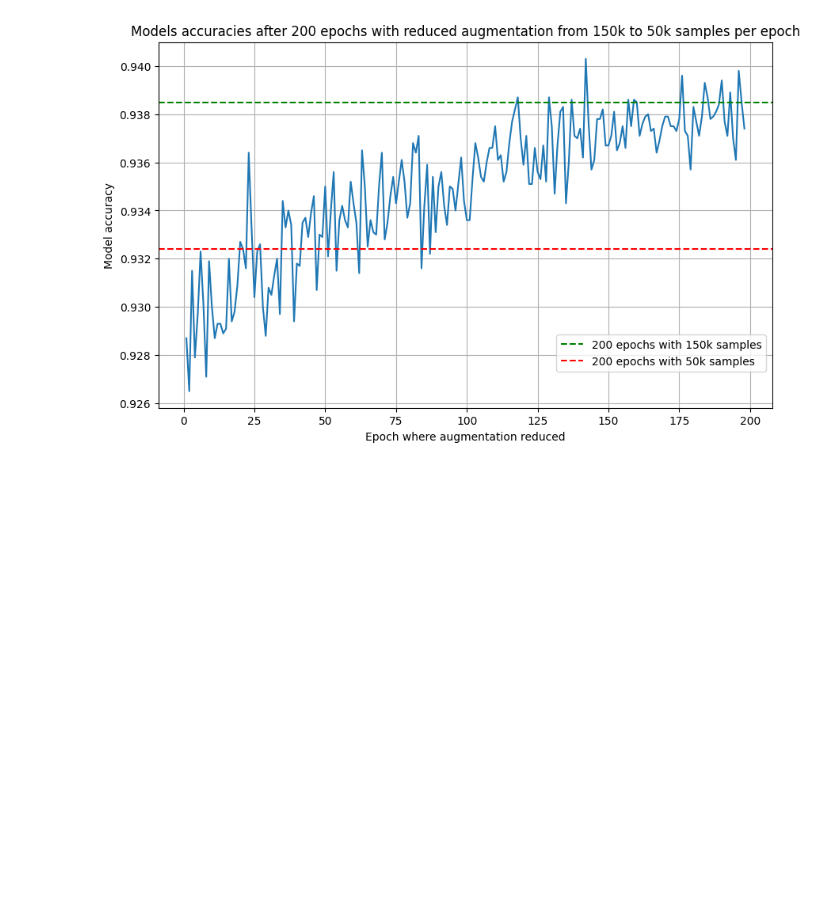
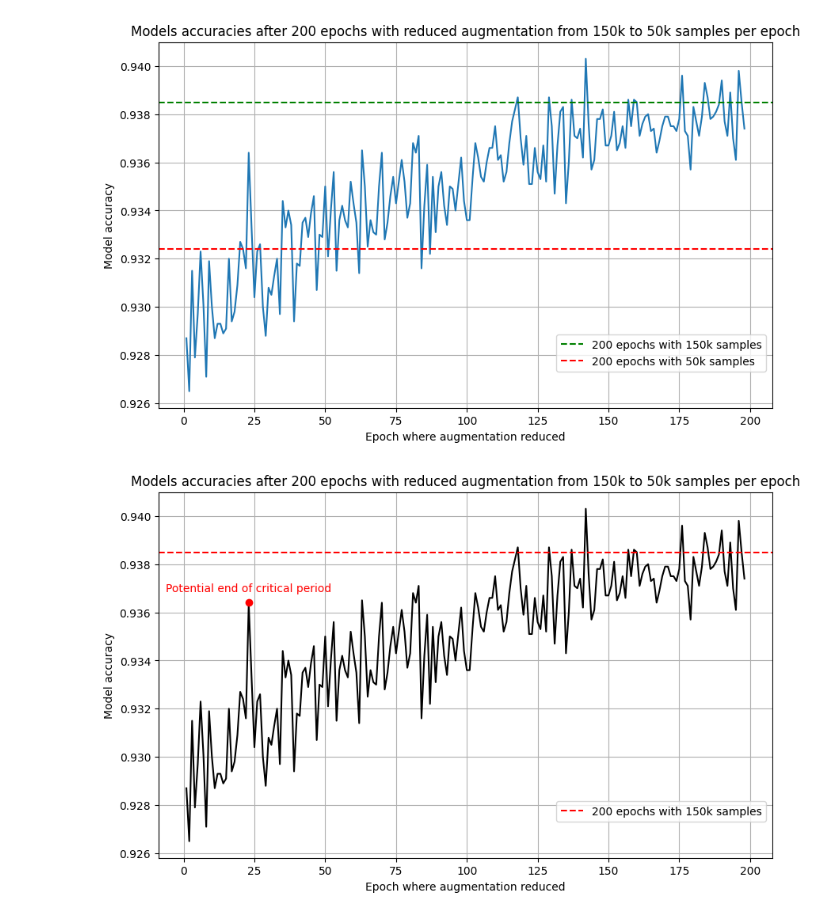
Before and after one commit to baunilhamarga/critical-periods, a Jupyter notebook: plots/no_aug_plot.ipynb, the cells around one changed output. Saved outputs shown, nothing was run; the diff lists cells and outputs as text; code cells hidden in the pictures; blank space fills up the shorter version.

Commit message:
📈 new plots

```diff
--- a/plots/no_aug_plot.ipynb
+++ b/plots/no_aug_plot.ipynb
@@ -43,3 +43,33 @@ plt.savefig(f'./figures/{model}_{dataset}_no_aug_results.pdf', format='pdf', bbo
 plt.show()
 # %% [output]
 [figure]
+# %%
+# Plot
+plt.figure(figsize=(10, 6))
+plt.plot(epochs[1:-1], accuracies[1:-1], color='black')
+plt.axhline(y=accuracies[-1], color='r', linestyle='--', label=f'{n} epochs with {k_hi*original_train_size//1000}k samples')
+
+# Highlight epoch 24 with a red circle
+epoch_to_highlight = 23
+accuracy_at_highlight = accuracies[epoch_to_highlight]
+plt.scatter(epoch_to_highlight, accuracy_at_highlight, color='red', zorder=5)
+plt.annotate(f'Potential end of critical period', (epoch_to_highlight, accuracy_at_highlight), textcoords="offset points", xytext=(0,10), ha='center', color='red')
+
+# Move the legend to the top right corner outside the plot
+plt.legend(loc='lower right', bbox_to_anchor=(0.99, 0.1), borderaxespad=0.)
+
+# Title and labels
+plt.title(f'Models accuracies after {n} epochs with reduced augmentation from {k_hi*original_train_size//1000}k to {k_lo*original_train_size//1000}k samples per epoch')
+plt.xlabel('Epoch where augmentation reduced')
+plt.ylabel('Model accuracy')
+
+# Enable grid
+plt.grid(True)
+
+# Save the plot
+plt.savefig(f'./figures/{model}_{dataset}_critical_oracle.pdf', format='pdf', bbox_inches='tight')
+
+# Show the plot
+plt.show()
+# %% [output]
+[figure, added]
```
Also changed, not shown: parts of 1 cell of this notebook, 2 other files.
